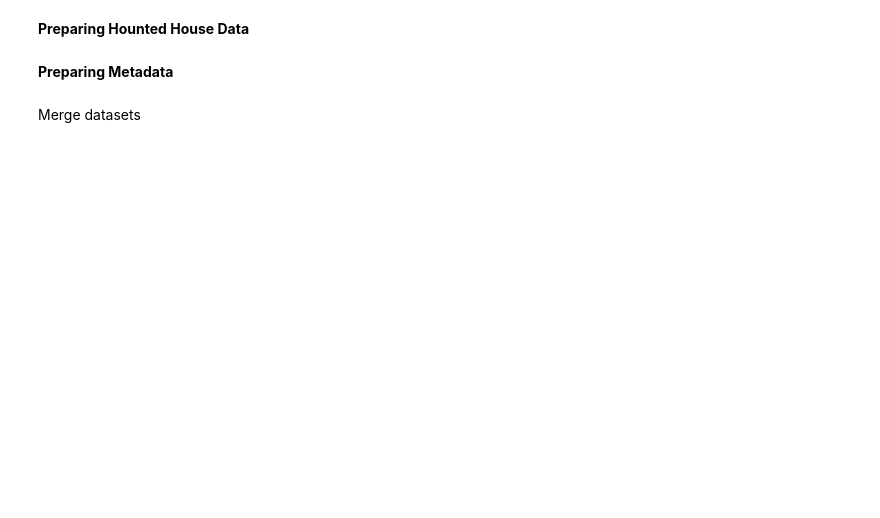
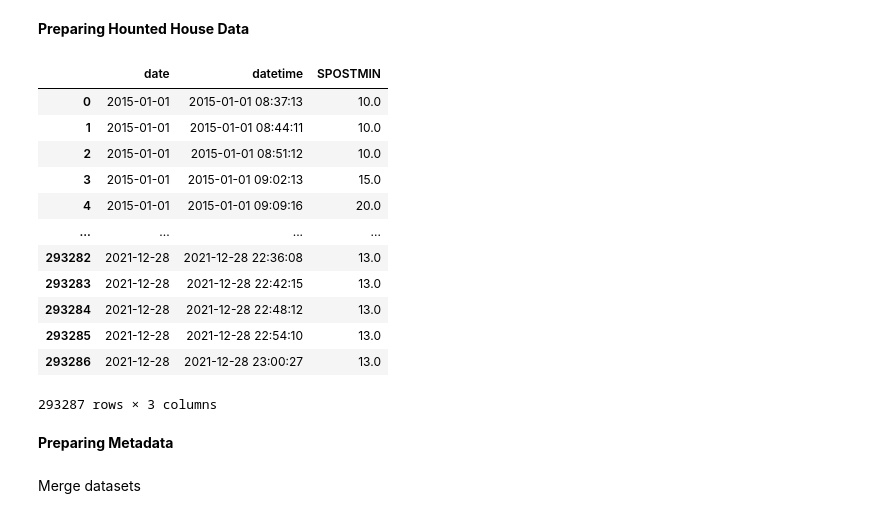
Before and after one commit to Anninam/Project-Disney-World-DSF, a Jupyter notebook: Annina_try.ipynb, the cells around one changed output. Cells and saved outputs as stored; diff of their text form; code cells hidden in the pictures; blank space fills up the shorter version.

```diff
--- a/Annina_try.ipynb
+++ b/Annina_try.ipynb
@@ -32,6 +32,22 @@ hauntedhouse['datetime'] = pd.to_datetime(hauntedhouse['datetime'])
 hauntedhouse.loc[hauntedhouse['SPOSTMIN'] == -999,'SPOSTMIN'] = np.nan
 hauntedhouse = hauntedhouse.dropna(axis=0, subset="SPOSTMIN")
 hauntedhouse = hauntedhouse.reset_index(drop=True)
+# %%
+hauntedhouse
+# %% [output]
+|  | date | datetime | SPOSTMIN |
+| 0 | 2015-01-01 | 2015-01-01 08:37:13 | 10.0 |
+| 1 | 2015-01-01 | 2015-01-01 08:44:11 | 10.0 |
+| 2 | 2015-01-01 | 2015-01-01 08:51:12 | 10.0 |
+| 3 | 2015-01-01 | 2015-01-01 09:02:13 | 15.0 |
+| 4 | 2015-01-01 | 2015-01-01 09:09:16 | 20.0 |
+| ... | ... | ... | ... |
+| 293282 | 2021-12-28 | 2021-12-28 22:36:08 | 13.0 |
+| 293283 | 2021-12-28 | 2021-12-28 22:42:15 | 13.0 |
+| 293284 | 2021-12-28 | 2021-12-28 22:48:12 | 13.0 |
+| 293285 | 2021-12-28 | 2021-12-28 22:54:10 | 13.0 |
+| 293286 | 2021-12-28 | 2021-12-28 23:00:27 | 13.0 |
+293287 rows × 3 columns
 # %% [markdown]
 **Preparing Metadata**
 # %%
```
Also changed, not shown: parts of 4 cells of this notebook.
